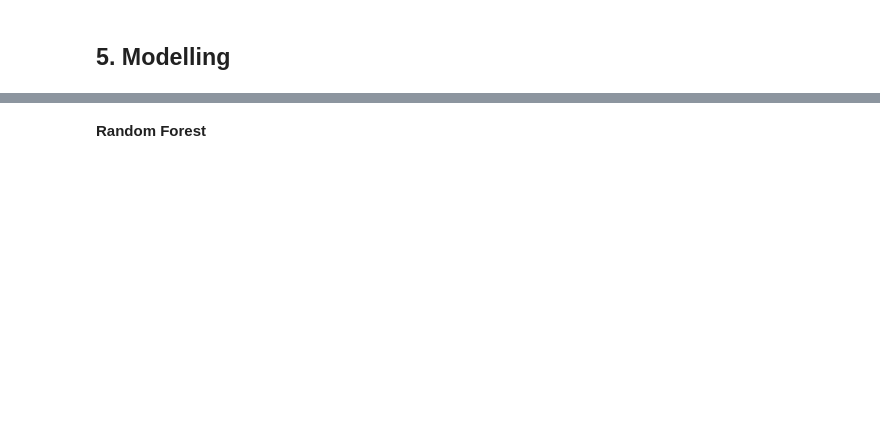
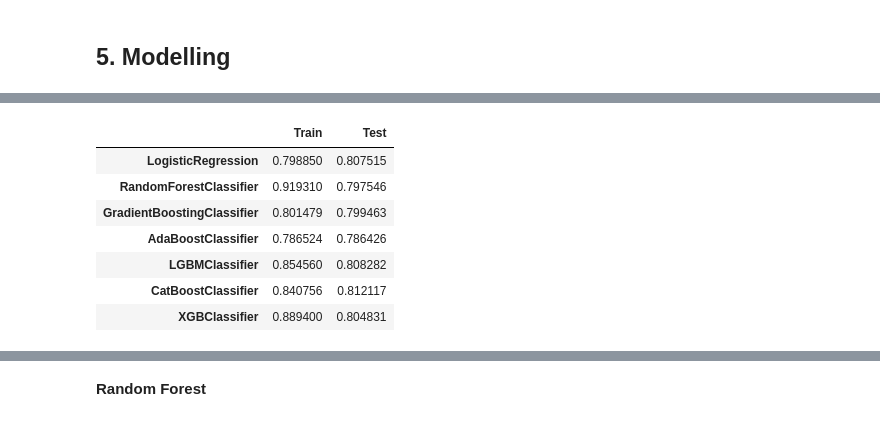
Before and after one commit to adamtassabehji/SpaceShip-Kaggle-Competition, a Jupyter notebook: Spaceship Titanic Analysis.ipynb, the cells around one changed output, grey strips where cells are left out. Saved outputs shown, nothing was run; the diff lists cells and outputs as text; code cells hidden in the pictures; blank space fills up the shorter version.

```diff
--- a/Spaceship Titanic Analysis.ipynb
+++ b/Spaceship Titanic Analysis.ipynb
@@ -482,0 +725,2 @@ X=pd.DataFrame(scaler.transform(X),index=X.index, columns=X.columns)
+# %%
+X_train, X_test, y_train, y_test = train_test_split(X, y, test_size = 0.3)
@@ -482,0 +729,7 @@ X=pd.DataFrame(scaler.transform(X),index=X.index, columns=X.columns)
+# %%
+## Identifying which variables are target encoded
+target_cols=X_train.columns[X_train.columns.str.contains('target')]
+
+print(f'''The number of target encoded variables is: {len(target_cols)}''')
+
+print(target_cols)
@@ -490,0 +793,24 @@ print(result.summary2())
+# %%
+models=[]
+train_scores1=[]
+test_scores1=[]
+
+classifiers = [
+    LogisticRegression(max_iter=10000),
+    RandomForestClassifier(),
+    GradientBoostingClassifier(),
+    AdaBoostClassifier(),
+    lgb.LGBMClassifier(),
+    CatBoostClassifier(verbose=False),
+    XGBClassifier(disable_default_eval_metric = True)]
+
+for classifier in classifiers:
+    classifier.fit(X_train, y_train)
+    y_pred=classifier.predict(X_test)
+    print(classifier)
+    print("Train model score: %.3f" % classifier.score(X_train, y_train))
+    print("Test model Score: %.3f" % classifier.score(X_test, y_test))
+    models.append(type(classifier).__name__)
+    train_scores1.append(classifier.score(X_train, y_train))
+    test_scores1.append(classifier.score(X_test, y_test))
+    print("\n")
@@ -490,0 +835,14 @@ print(result.summary2())
+# %%
+scores=pd.DataFrame({
+    'Train': train_scores1,
+    'Test':  test_scores1},index=models)
+scores
+# %% [output]
+|  | Train | Test |
+| LogisticRegression | 0.798850 | 0.807515 |
+| RandomForestClassifier | 0.919310 | 0.797546 |
+| GradientBoostingClassifier | 0.801479 | 0.799463 |
+| AdaBoostClassifier | 0.786524 | 0.786426 |
+| LGBMClassifier | 0.854560 | 0.808282 |
+| CatBoostClassifier | 0.840756 | 0.812117 |
+| XGBClassifier | 0.889400 | 0.804831 |
```
Also changed, not shown: parts of 157 cells of this notebook.
